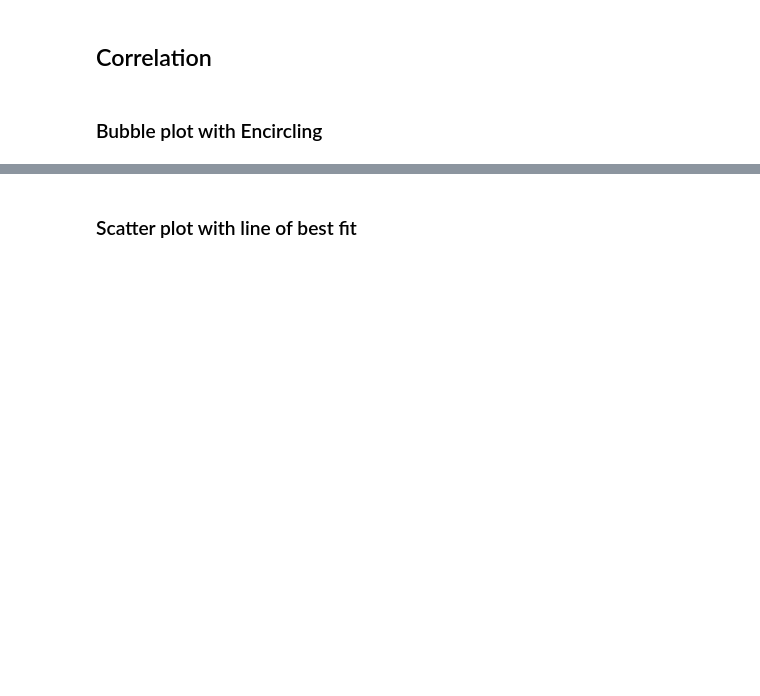
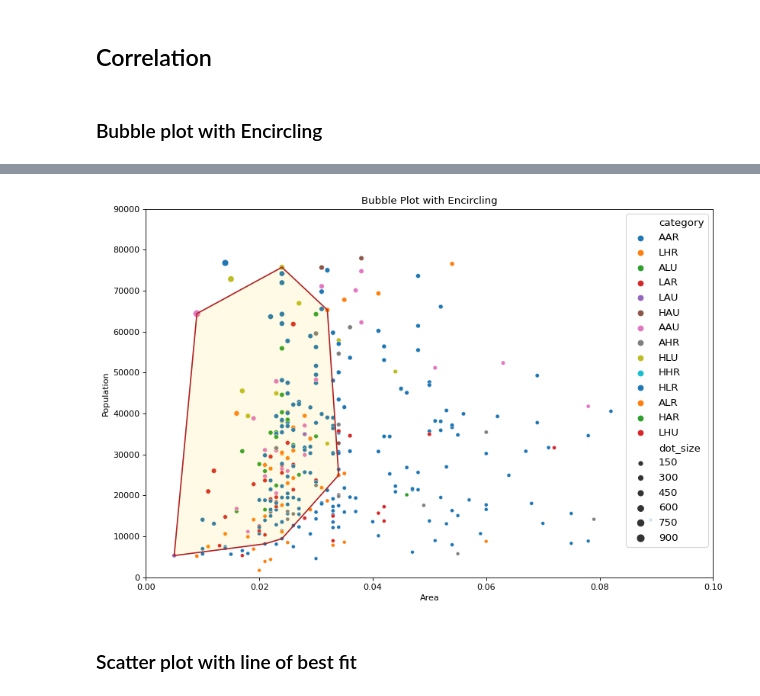
Before and after one commit to gitony0101/X4DS, a Jupyter notebook: FundamentalEx/mpl50_sns.ipynb, the cells around one changed output, grey strips where cells are left out. Cells and saved outputs as stored; diff of their text form; code cells hidden in the pictures; blank space fills up the shorter version.

```diff
--- a/FundamentalEx/mpl50_sns.ipynb
+++ b/FundamentalEx/mpl50_sns.ipynb
@@ -17,6 +15,6 @@ from scipy.spatial import ConvexHull
 # %% [markdown]
 ### Bubble plot with Encircling
 # %%
-midwest = pd.read_csv('../data/midwest_filter.csv')
+midwest = pd.read_csv('https://raw.githubusercontent.com/gitony0101/X4DS/main/data/midwest_filter.csv')
 midwest.head()
 # %% [output]
@@ -36,35 +39,35 @@ g = sns.scatterplot(x='area',
 # Encircling
 def encircle(x, y, ax=None, **kw):
     if not ax:
         ax = plt.gca()
     p = np.c_[x, y]
     hull = ConvexHull(p)
     poly = patches.Polygon(xy=p[hull.vertices, :], closed=True, **kw)
     ax.add_patch(poly)
 
 
 g.set(xlim=(0.0, 0.1), ylim=(0, 90000), xlabel='Area', ylabel='Population')
 
 # Select data to be encircled
 midwest_encircle_data = midwest.query('state == "IN"')
 
 # Draw polygon surrounding vertices
 encircle(midwest_encircle_data.area,
          midwest_encircle_data.poptotal,
          edgecolor='k',
          facecolor='gold',
          alpha=0.1)
 encircle(midwest_encircle_data.area,
          midwest_encircle_data.poptotal,
          edgecolor='firebrick',
          facecolor='none',
          linewidth=1.5)
 
-ax.set(xticks=fontsize=12)
-ax.set(yticks=fontsize=12)
 ax.set(title='Bubble Plot with Encircling')
 ax.legend(fontsize=12)
 plt.show()
+# %% [output]
+[figure, added]
 # %% [markdown]
 ### Scatter plot with line of best fit
 # %%
```
Also changed, not shown: parts of 5 cells of this notebook.
